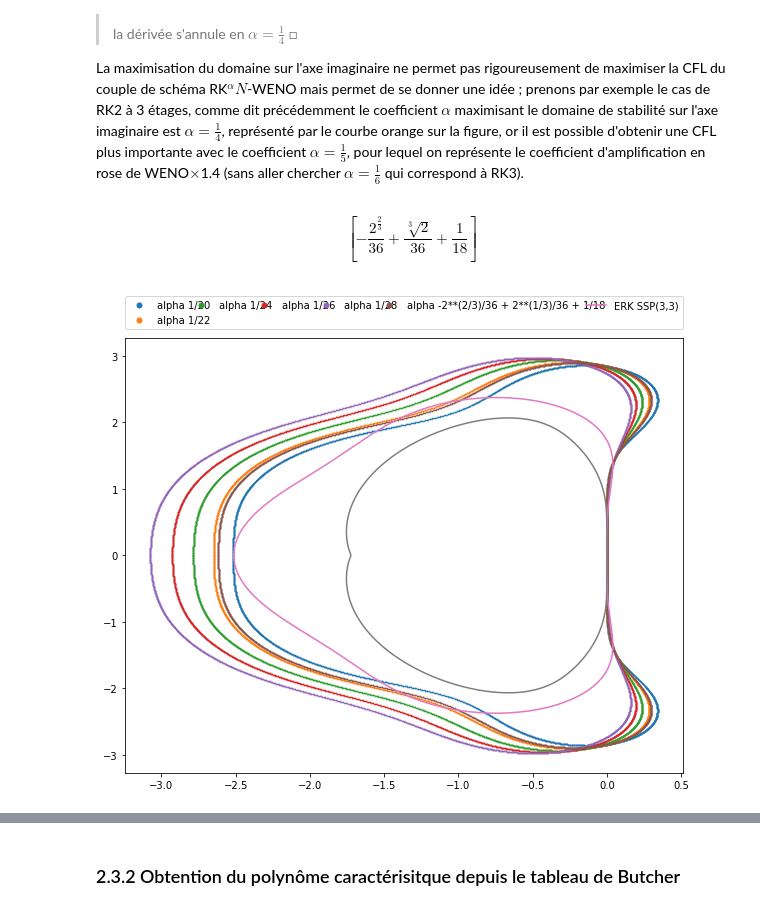
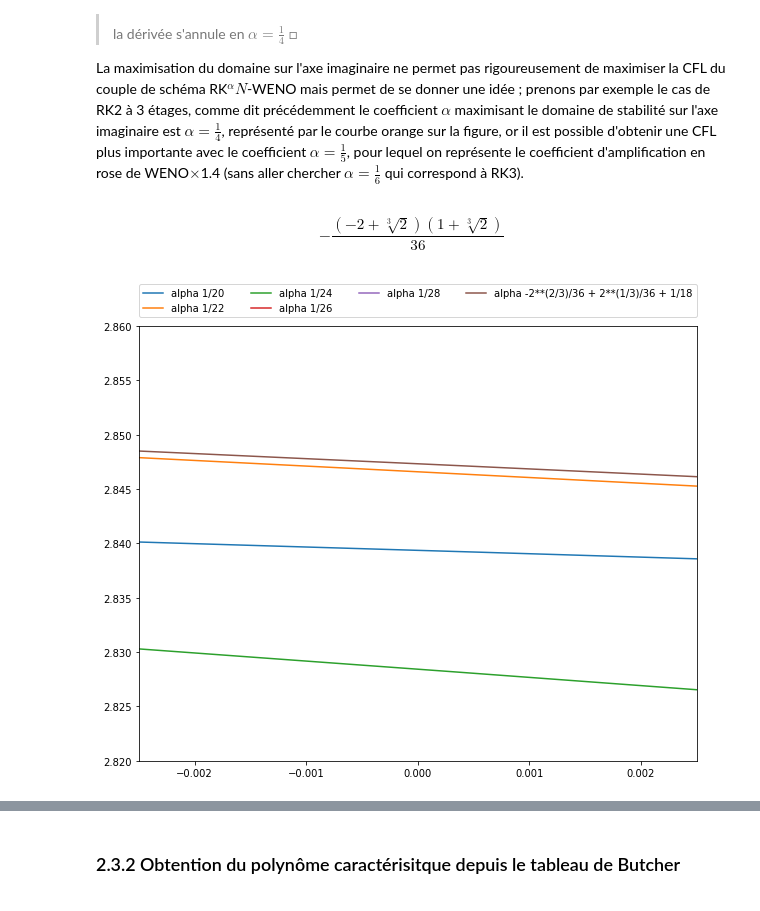
Before and after one commit to kivvix/miMaS, a Jupyter notebook: cfl_weno/cfl.ipynb, the cells around one changed output, grey strips where cells are left out. Drawn from its saved outputs; the diff is of its cells as text; code cells hidden in the pictures.

```diff
--- a/cfl_weno/cfl.ipynb
+++ b/cfl_weno/cfl.ipynb
@@ -696,24 +696,27 @@ for x in sp.solveset((sp.Abs(p.subs(z,beta*I))**2-1).collect(beta),beta**2)-sp.s
   betaset = sp.solveset(x.diff(alpha),alpha,domain=sp.S.Reals)
   if betaset != sp.EmptySet() :
     alphas.extend(betaset)
-alphas
+alphas[0].factor()
 # %% [output]
-$$\left [ - \frac{2^{\frac{2}{3}}}{36} + \frac{\sqrt[3]{2}}{36} + \frac{1}{18}\right ]$$
+$$- \frac{\left(-2 + \sqrt[3]{2}\right) \left(1 + \sqrt[3]{2}\right)}{36}$$
 # %%
 p = poly_RKsn(3)
 
 save_figsize = plt.rcParams['figure.figsize']
 plt.rcParams['figure.figsize'] = [10,8]
+
 for n in (20,22,24,26,28):
   bn = b_poly(p.subs(a,sp.Rational(1,n)))
-  plt.plot(*reim(bn),'.',markersize=msize,label="alpha {}".format(sp.Rational(1,n)))
+  plt.plot(*reim(bn),markersize=msize,label="alpha {}".format(sp.Rational(1,n)))
+bn = b_poly(p.subs(a,alphas[0]))
+plt.plot(*reim(bn),markersize=msize,label="alpha {}".format(alphas[0]))
 
-bn = b_poly(p.subs(a,alphas[0]))
-plt.plot(*reim(bn),'.',markersize=msize,label="alpha {}".format(alphas[0]))
-plt.plot(*reim(b3),label="ERK SSP(3,3)")
-plt.legend(bbox_to_anchor=(0., 1.02, 1.,.102),loc=8,ncol=6,mode="expand",borderaxespad=0.,markerscale=10)
-plt.plot(*reim(-1.4*weno.data),label="WENO")
+plt.legend(bbox_to_anchor=(0., 1.02, 1.,.102),loc=8,ncol=4,mode="expand",borderaxespad=0.,markerscale=10)
+
+plt.xlim([-0.0025,0.0025]) ; plt.ylim([2.82,2.86])
+
 plt.show()
+
 plt.rcParams['figure.figsize'] = save_figsize
 # %% [output]
-[figure, old version]
+[figure, new version]
```
Also changed, not shown: parts of 11 cells of this notebook.
